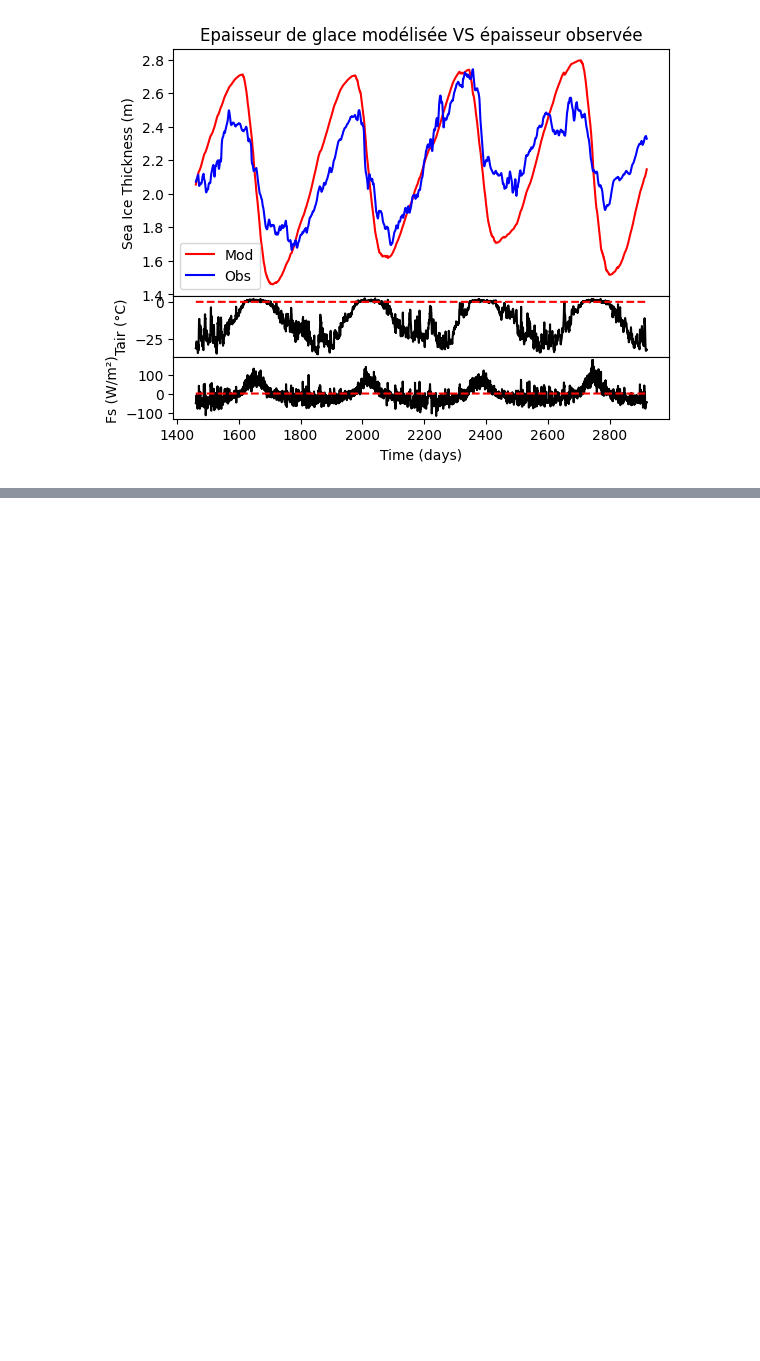
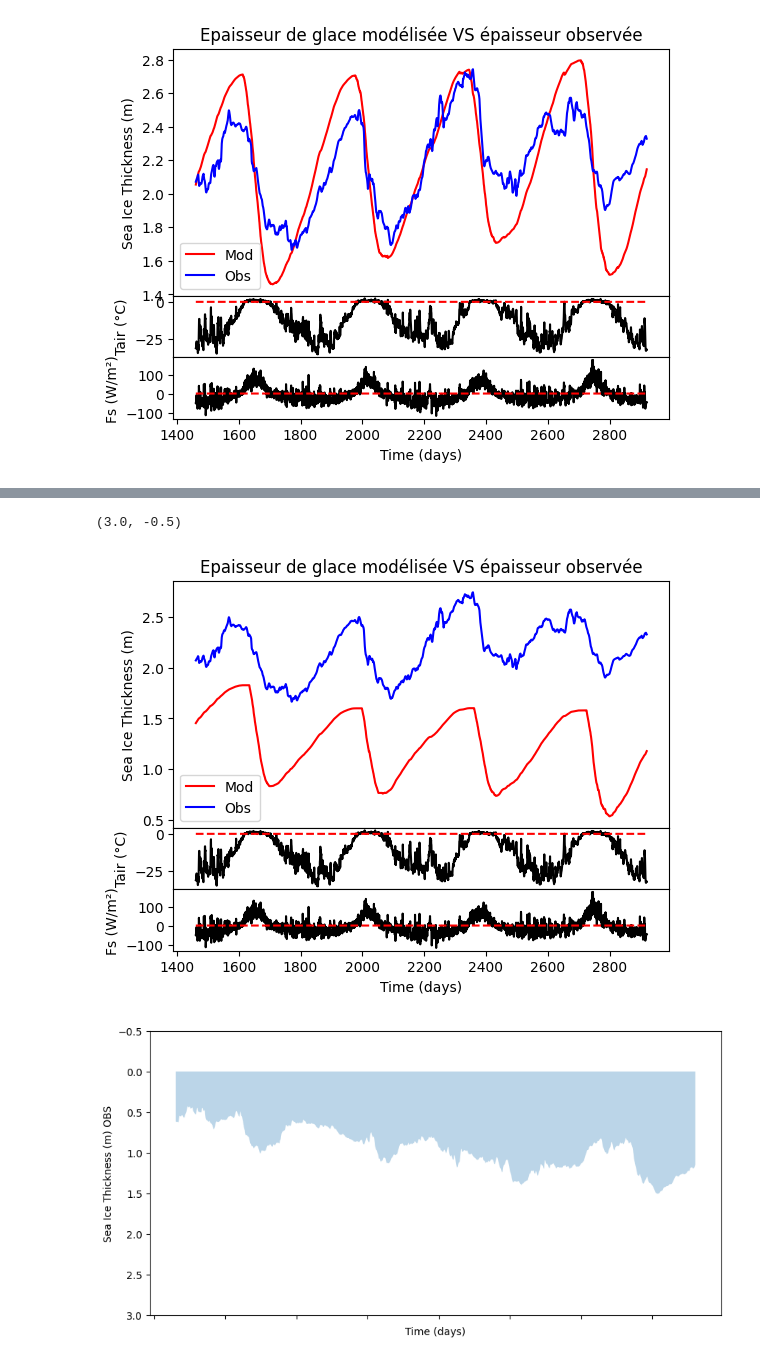
Before and after one commit to juliencollard2001/PHO_Arctic, a Jupyter notebook: ice_growthv2.ipynb, the cells around one changed output, grey strips where cells are left out. Saved outputs shown, nothing was run; the diff lists cells and outputs as text; code cells hidden in the pictures; blank space fills up the shorter version.

```diff
--- a/ice_growthv2.ipynb
+++ b/ice_growthv2.ipynb
@@ -229,0 +228,46 @@ Attributes:
+# %%
+snow_depth = y_snow
+
+time_mod, y_mod = ice_thickness_th(2.1, t2m, fs, snow_depth, duree = 15*365)
+# %%
+start = 2*(4*365 + 1)
+end = 2*(8*365 + 1)
+
+
+#Affichage des courbes
+grid = plt.GridSpec(6, 1, hspace=0, wspace=0)
+plt.style.use('default')
+#plt.xkcd()
+#plt.rcdefaults()
+main = plt.subplot(grid[0:4], xticklabels=[])
+main.plot(time_mod[start:end], y_mod[start:end], c = 'r', label = 'Mod')#, linestyle = ',')
+main.plot(time_mod[start:end], sitobs[start:end], c = 'b', label = 'Obs')#, linestyle = ',')
+main.set_title('Epaisseur de glace modélisée VS épaisseur observée')
+main.set_ylabel('Sea Ice Thickness (m)')
+main.legend()
+
+dev = plt.subplot(grid[4], xticklabels=[])
+plt.plot(time_mod[start:end], t2m[start:end], c = 'black', label = 'Obs')#, linestyle = ',')
+plt.plot(time_mod[start:end], 0*fs[start:end], c = 'red', linestyle = '--' , label = 'Obs')#, linestyle = ',')
+dev.set_ylabel('Tair (°C)')
+dev.set_xlabel('Time (days)')
+
+dev2 = plt.subplot(grid[5:6])
+plt.plot(time_mod[start:end], fs[start:end], c = 'black', label = 'Obs')#, linestyle = ',')
+plt.plot(time_mod[start:end], 0*fs[start:end], c = 'red', linestyle = '--' , label = 'Obs')#, linestyle = ',')
+dev2.set_ylabel('Fs (W/m²)')
+dev2.set_xlabel('Time (days)')
+
+plt.figure(figsize=(10, 5))
+
+grid = plt.GridSpec(3, 1, hspace=0, wspace=0)
+dev3 = plt.subplot(grid[0:3], xticklabels=[])
+#dev2.plot(time_mod[start:end], sitobs[start:end])#, linestyle = ',')
+dev3.fill_between(time_mod[start:end], sitobs[start:end] - y_mod[start:end], 0, alpha=0.3)  # Fill the area between the curve and x = 0
+dev3.set_ylabel('Sea Ice Thickness (m) OBS')
+dev3.set_xlabel('Time (days)')
+dev3.set_ylim(3,-0.5)
+# %% [output]
+(3.0, -0.5)
+[figure, added]
+[figure, added]
```
Also changed, not shown: parts of 6 cells of this notebook, 1 other file.
